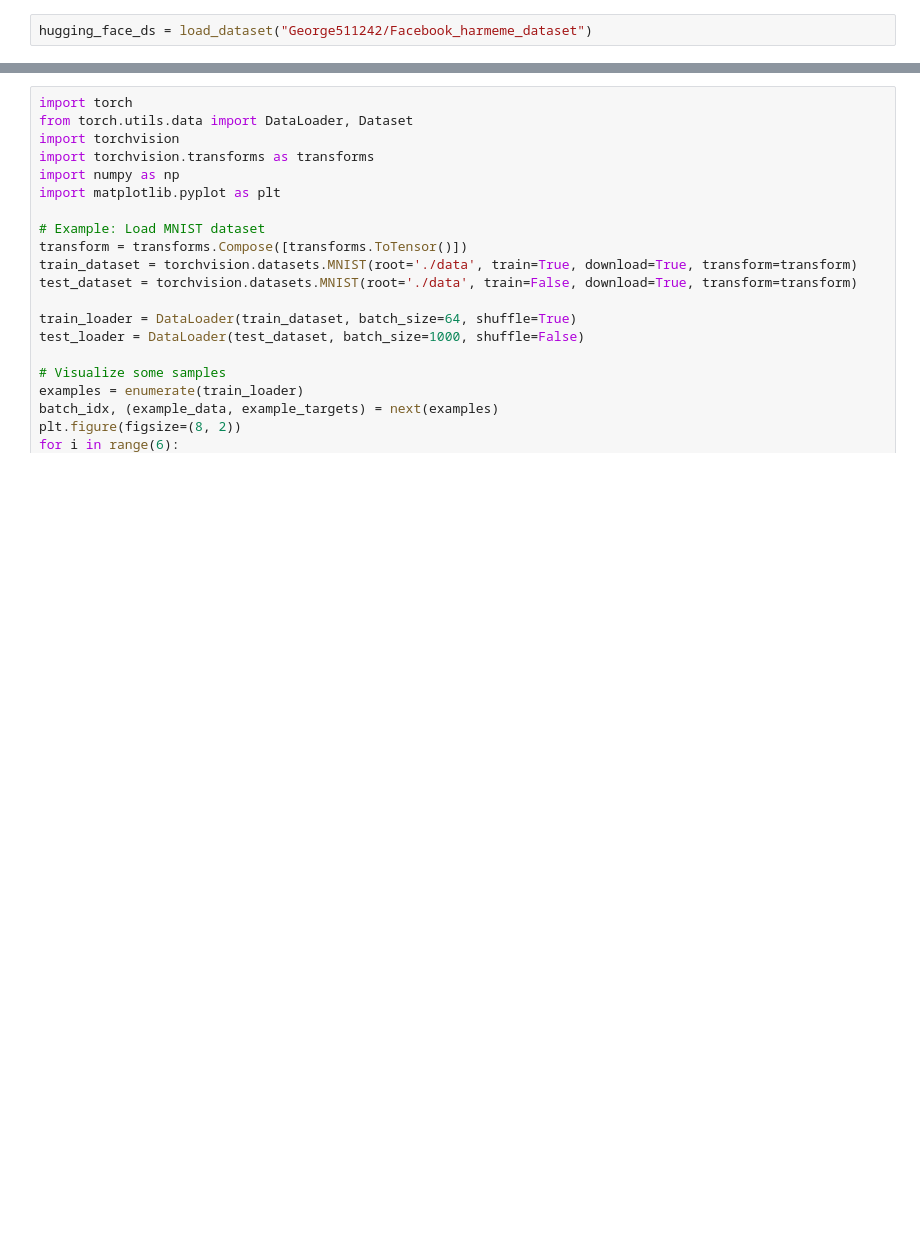
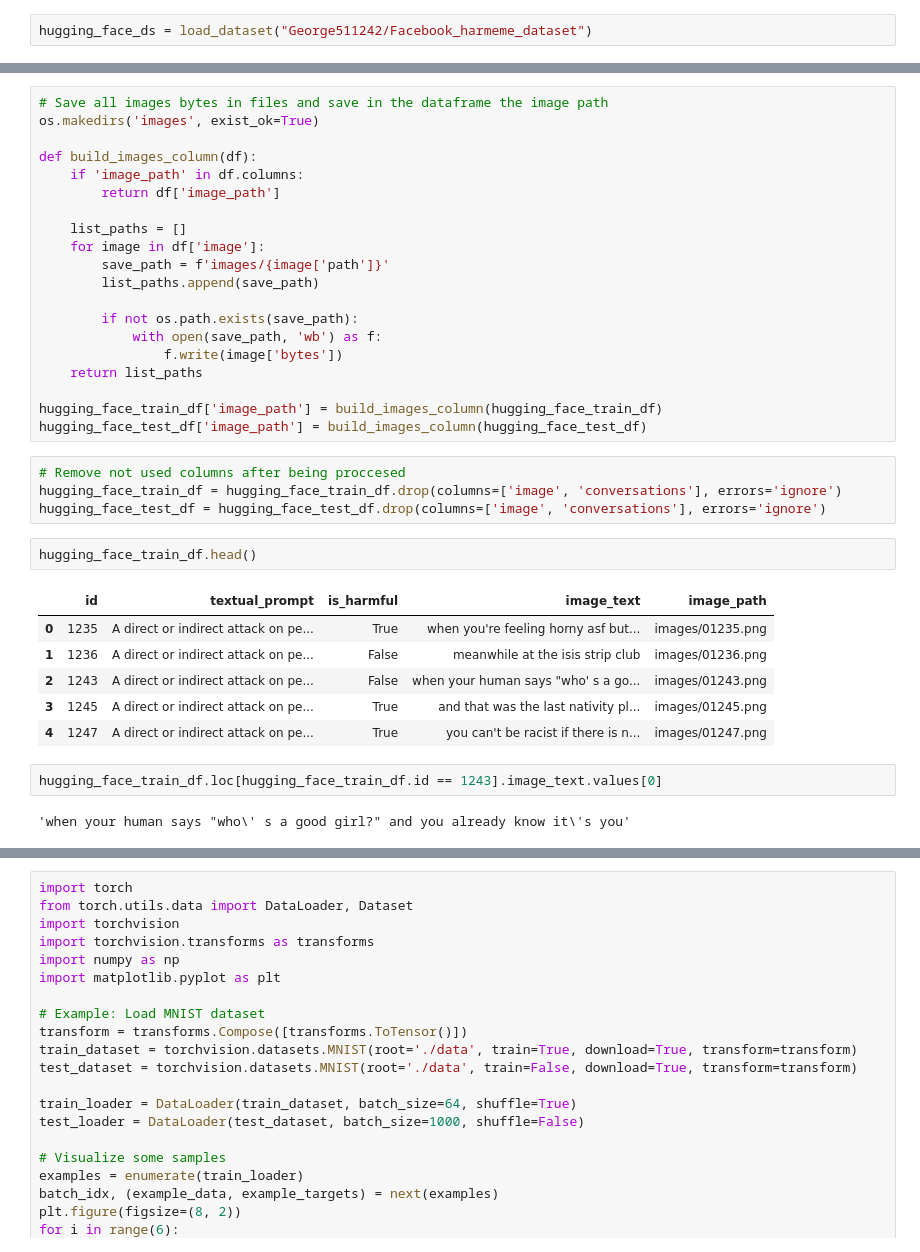
Before and after one commit to stavco9/neuralnetworks-final-project, a Jupyter notebook: NN_training_template.ipynb, the cells around one changed output, grey strips where cells are left out. Saved outputs shown, nothing was run; the diff lists cells and outputs as text; blank space fills up the shorter version.

```diff
--- a/NN_training_template.ipynb
+++ b/NN_training_template.ipynb
@@ -62,0 +61,37 @@ print(sample_conversation[1])
+# %%
+# Save all images bytes in files and save in the dataframe the image path
+os.makedirs('images', exist_ok=True)
+
+def build_images_column(df):
+    if 'image_path' in df.columns:
+        return df['image_path']
+
+    list_paths = []
+    for image in df['image']:
+        save_path = f'images/{image['path']}'
+        list_paths.append(save_path)
+
+        if not os.path.exists(save_path):
+            with open(save_path, 'wb') as f:
+                f.write(image['bytes'])
+    return list_paths
+
+hugging_face_train_df['image_path'] = build_images_column(hugging_face_train_df)
+hugging_face_test_df['image_path'] = build_images_column(hugging_face_test_df)
+# %%
+# Remove not used columns after being proccesed
+hugging_face_train_df = hugging_face_train_df.drop(columns=['image', 'conversations'], errors='ignore')
+hugging_face_test_df = hugging_face_test_df.drop(columns=['image', 'conversations'], errors='ignore')
+# %%
+hugging_face_train_df.head()
+# %% [output]
+|  | id | textual_prompt | is_harmful | image_text | image_path |
+| 0 | 1235 | A direct or indirect attack on pe... | True | when you're feeling horny asf but... | images/01235.png |
+| 1 | 1236 | A direct or indirect attack on pe... | False | meanwhile at the isis strip club | images/01236.png |
+| 2 | 1243 | A direct or indirect attack on pe... | False | when your human says "who' s a go... | images/01243.png |
+| 3 | 1245 | A direct or indirect attack on pe... | True | and that was the last nativity pl... | images/01245.png |
+| 4 | 1247 | A direct or indirect attack on pe... | True | you can't be racist if there is n... | images/01247.png |
+# %%
+hugging_face_train_df.loc[hugging_face_train_df.id == 1243].image_text.values[0]
+# %% [output]
+'when your human says "who\' s a good girl?" and you already know it\'s you'
```
Also changed, not shown: parts of 12 cells of this notebook, 1 other file.
